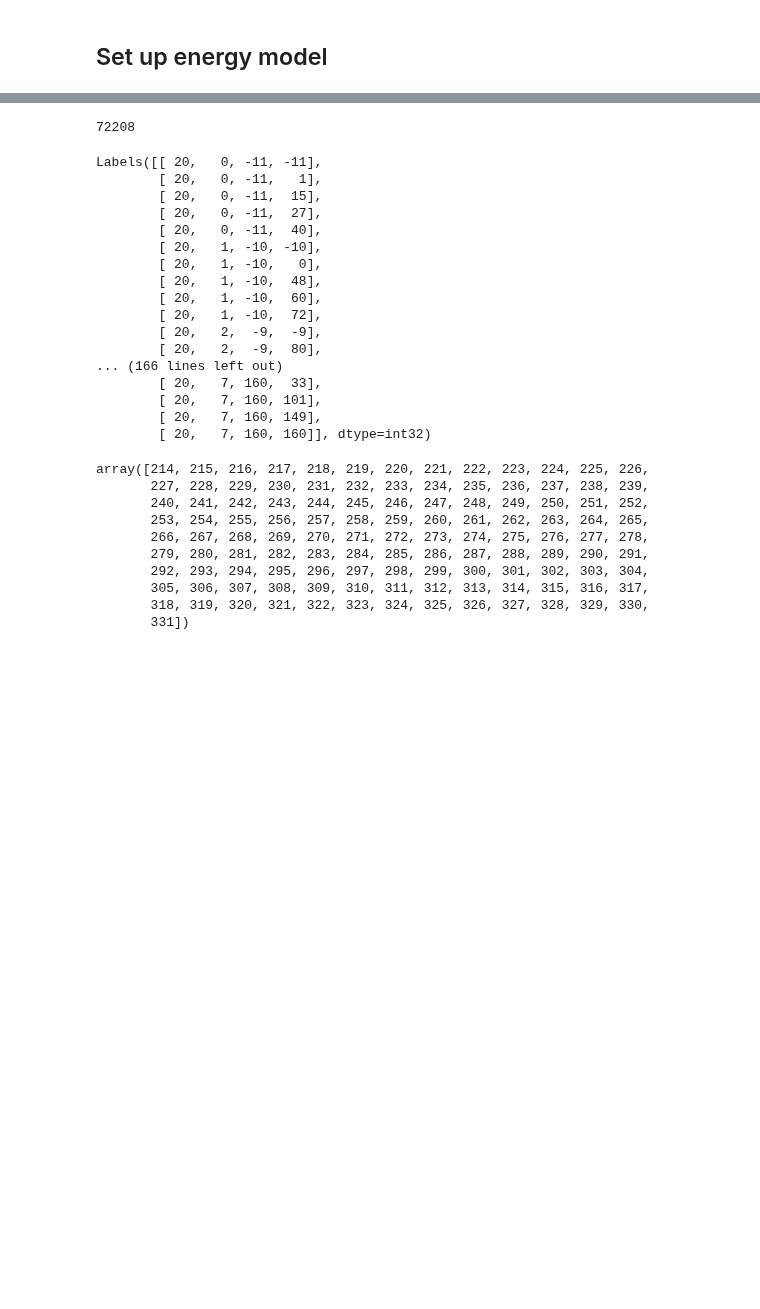
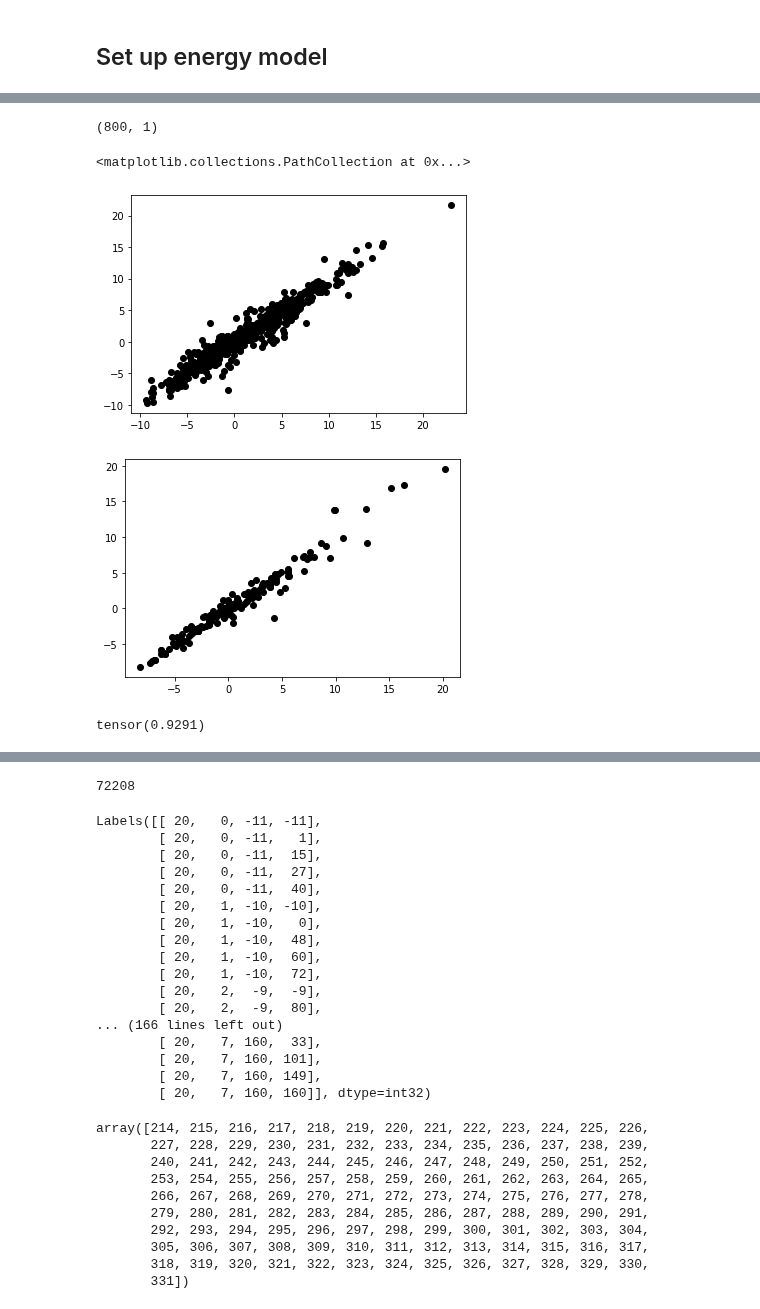
Before and after one commit to lab-cosmo/equistore-examples, a Jupyter notebook: carbon_bisp.ipynb, the cells around one changed output, grey strips where cells are left out. Cells and saved outputs as stored; diff of their text form; code cells hidden in the pictures; blank space fills up the shorter version.

Commit message:
training on rel energies much better

```diff
--- a/carbon_bisp.ipynb
+++ b/carbon_bisp.ipynb
@@ -135,6 +115,13 @@ import torch
 device='cpu'
 torch.set_default_dtype(torch.float64)
 
-energy = torch.tensor([f.info["pp_energy"] for f in frames], device=device)
+energy_tot = torch.tensor([f.info["energy"] for f in frames], device=device)
+ebase = frames[0].info['energy']/len(frames[0])
+y = []
+for f in frames:
+    y.append(f.info['energy'] - ebase*len(f))
+    f.info['energy_rel'] = y[-1]
+
+energy = torch.tensor([f.info["energy_rel"] for f in frames], device=device)
 print(torch.min(energy), torch.max(energy))
 # %% [output]
@@ -230,7 +249,7 @@ triple_samples = rhoii1i2_nu1[0].samples #Labels(list(triple_sample_names), trip
 feats_n2nu1 = torch.tensor(feats_n2nu1, device=device)
 
 triple_enmodel = TripletEnergy(input_size = feats_n2nu1.shape[-1],
-                               intermediate_size = 512,
+                               intermediate_size = 128,
                                hidden_size = 128,)
 # %%
 def get_triple_sample_idx(i,triple_sample_array):
@@ -260,6 +278,7 @@ energy_optimizer = torch.optim.Adam(
         #history_size=128
 )
 scheduler = torch.optim.lr_scheduler.ReduceLROnPlateau(energy_optimizer, factor = 0.8, patience = 200)
+ntrain=800
 # %%
 triple_sample_train = triple_sample_array[:get_triple_sample_idx(ntrain,triple_sample_array)].copy()
 triple_sample_test = triple_sample_array[get_triple_sample_idx(ntrain,triple_sample_array):].copy()
@@ -277,7 +296,7 @@ Labels([[  0,   0, -11, -11],
 # %%
-ntrain=70
-BATCH_SIZE = 10
-n_epochs = 500
+ntrain=800
+BATCH_SIZE = 50
+n_epochs = 5000
 
 for epoch in range(0,  n_epochs):
     all_predictions = []
@@ -320,4 +339,16 @@ for epoch in range(0,  n_epochs):
 
     print("epoch: ", epoch, "RMSE train: ", np.sqrt(train_error.detach().numpy()/(ntrain)),
           "RMSE test: ", np.sqrt(val_error.detach().numpy()/((len(frames)-ntrain))))
+    if val_error< best:
+        best = val_error
+        pred_best = all_predictions
+        test_best = test_all_predictions
+        torch.save({
+            'epoch':epoch,
+            'model_state_dict': triple_enmodel.state_dict(),
+            'optimizer_state_dict': energy_optimizer.state_dict(),
+            'scheduler_state_dict': scheduler.state_dict(),
+            'loss':train_error,
+            'valerror':val_error
+        }, './bispectrum_counter/carbon/models/batchmc2_triple_p0-nl-best_rel.pt')
 # %% [output]
@@ -340,0 +413,16 @@ epoch:  499 RMSE train:  8.816971940582002 RMSE test:  39.582511401860835
+# %%
+pred_best.shape
+# %% [output]
+(800, 1)
+# %%
+plt.scatter(energy.detach().numpy()[:ntrain], pred_best[:,0], color = 'k', marker='o')
+plt.figure()
+plt.scatter(energy.detach().numpy()[ntrain:], test_best[:,0], color = 'k', marker='o')
+# %% [output]
+<matplotlib.collections.PathCollection at 0x...>
+[figure, added]
+[figure, added]
+# %%
+torch.sqrt(mse_loss(energy_tot[ntrain:], torch.tensor([test_best[:,0][i]+ebase*len(f) for i,f in enumerate(frames[ntrain:])]))/200)
+# %% [output]
+tensor(0.9291)
```
Also changed, not shown: parts of 19 cells of this notebook.
